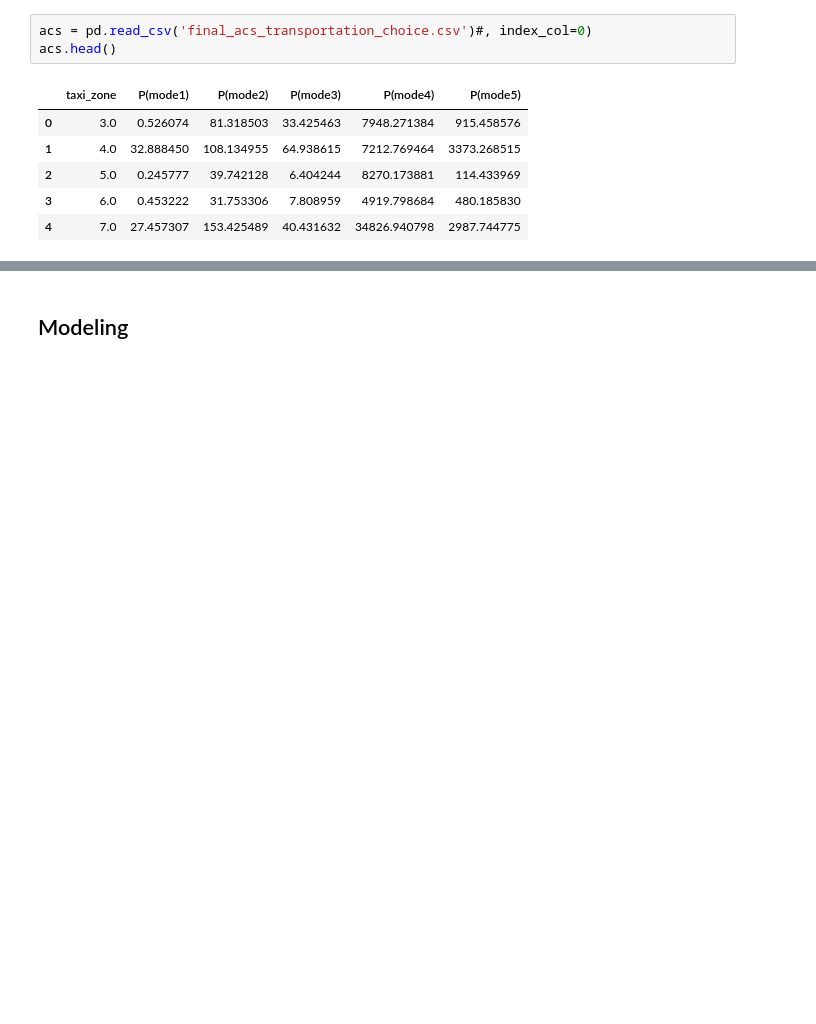
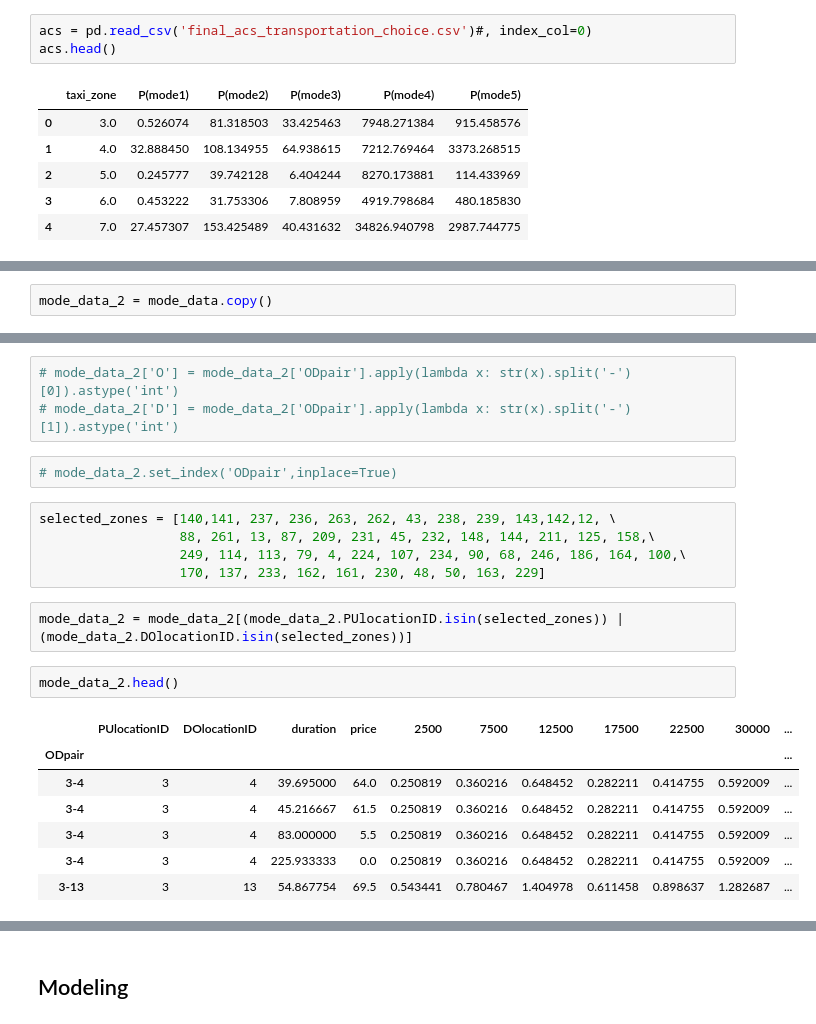
Before and after one commit to Rufei-Sheng/Manhattan-Congestion-Surcharge-Capstone, a Jupyter notebook: modeling/modeling_update.ipynb, the cells around one changed output, grey strips where cells are left out. Saved outputs shown, nothing was run; the diff lists cells and outputs as text; blank space fills up the shorter version.

```diff
--- a/modeling/modeling_update.ipynb
+++ b/modeling/modeling_update.ipynb
@@ -65,0 +33,2 @@ mode_data[:7242]
+# %%
+mode_data_2 = mode_data.copy()
@@ -65,0 +44,22 @@ mode_data[:7242]
+# %%
+# mode_data_2['O'] = mode_data_2['ODpair'].apply(lambda x: str(x).split('-')[0]).astype('int')
+# mode_data_2['D'] = mode_data_2['ODpair'].apply(lambda x: str(x).split('-')[1]).astype('int')
+# %%
+# mode_data_2.set_index('ODpair',inplace=True)
+# %%
+selected_zones = [140,141, 237, 236, 263, 262, 43, 238, 239, 143,142,12, \
+                  88, 261, 13, 87, 209, 231, 45, 232, 148, 144, 211, 125, 158,\
+                  249, 114, 113, 79, 4, 224, 107, 234, 90, 68, 246, 186, 164, 100,\
+                  170, 137, 233, 162, 161, 230, 48, 50, 163, 229]
+# %%
+mode_data_2 = mode_data_2[(mode_data_2.PUlocationID.isin(selected_zones)) | (mode_data_2.DOlocationID.isin(selected_zones))]
+# %%
+mode_data_2.head()
+# %% [output]
+|  | PUlocationID | DOlocationID | duration | price | 2500 | 7500 | 12500 | 17500 | 22500 | 30000 | ... |
+| ODpair |  |  |  |  |  |  |  |  |  |  | ... |
+| 3-4 | 3 | 4 | 39.695000 | 64.0 | 0.250819 | 0.360216 | 0.648452 | 0.282211 | 0.414755 | 0.592009 | ... |
+| 3-4 | 3 | 4 | 45.216667 | 61.5 | 0.250819 | 0.360216 | 0.648452 | 0.282211 | 0.414755 | 0.592009 | ... |
+| 3-4 | 3 | 4 | 83.000000 | 5.5 | 0.250819 | 0.360216 | 0.648452 | 0.282211 | 0.414755 | 0.592009 | ... |
+| 3-4 | 3 | 4 | 225.933333 | 0.0 | 0.250819 | 0.360216 | 0.648452 | 0.282211 | 0.414755 | 0.592009 | ... |
+| 3-13 | 3 | 13 | 54.867754 | 69.5 | 0.543441 | 0.780467 | 1.404978 | 0.611458 | 0.898637 | 1.282687 | ... |
```
Also changed, not shown: parts of 17 cells of this notebook, 3 other files.
